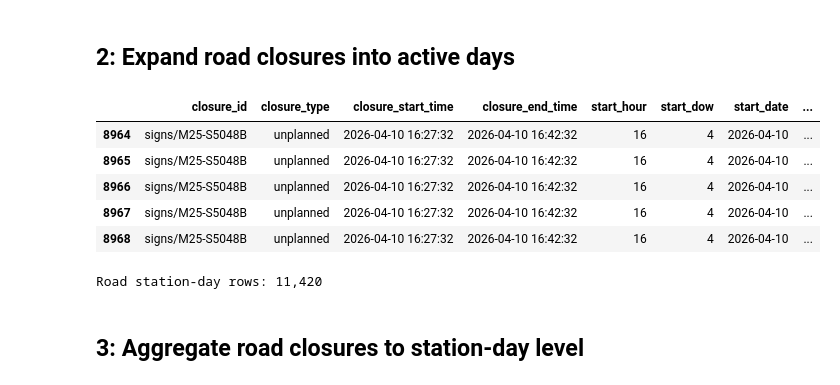
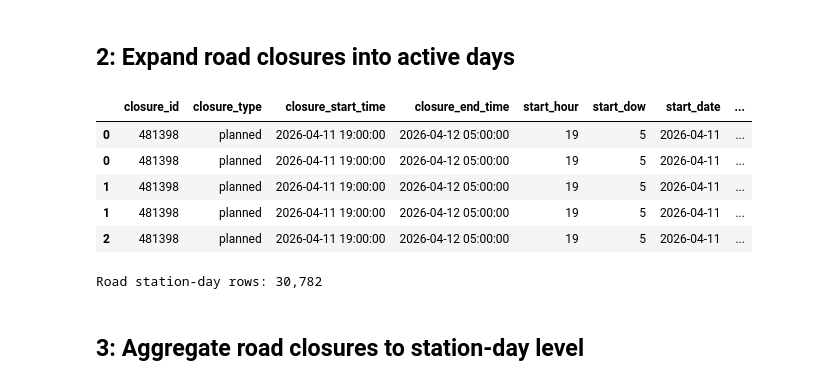
Before and after one commit to nehavadapally/master-dissertation-project, a Jupyter notebook: notebooks/eda_05_01_road_train_station_day_dataset.ipynb, the cells around one changed output. Saved outputs shown, nothing was run; the diff lists cells and outputs as text; code cells hidden in the pictures.

```diff
--- a/notebooks/eda_05_01_road_train_station_day_dataset.ipynb
+++ b/notebooks/eda_05_01_road_train_station_day_dataset.ipynb
@@ -57,7 +60,7 @@ Closure-station pairs: 20,384
 # %% [markdown]
 ## 2: Expand road closures into active days
 # %%
-road_station_day = expanded_road_df[expanded_road_df["closure_type"]=='unplanned'].copy()
+road_station_day = expanded_road_df.copy()
 
 road_station_day["effective_start_time"] = pd.to_datetime(
     road_station_day["effective_start_time"],
@@ -66,39 +69,39 @@ road_station_day["effective_start_time"] = pd.to_datetime(
 )
 
 road_station_day["effective_end_time"] = pd.to_datetime(
     road_station_day["effective_end_time"],
     utc=True,
     errors="coerce"
 )
 
 road_station_day = road_station_day.dropna(
     subset=["effective_start_time", "effective_end_time", "station_name"]
 ).copy()
 
 road_station_day["planned_date"] = road_station_day.apply(
     lambda row: pd.date_range(
         row["effective_start_time"].floor("D"),
         row["effective_end_time"].floor("D"),
         freq="D"
     ),
     axis=1
 )
 
 road_station_day = road_station_day.explode("planned_date").copy()
 road_station_day["planned_date"] = pd.to_datetime(
     road_station_day["planned_date"]
 ).dt.date
 
 display(road_station_day.head())
 print(f"Road station-day rows: {len(road_station_day):,}")
 # %% [output]
 |  | closure_id | closure_type | closure_start_time | closure_end_time | start_hour | start_dow | start_date | ... |
-| 8964 | signs/M25-S5048B | unplanned | 2026-04-10 16:27:32 | 2026-04-10 16:42:32 | 16 | 4 | 2026-04-10 | ... |
-| 8965 | signs/M25-S5048B | unplanned | 2026-04-10 16:27:32 | 2026-04-10 16:42:32 | 16 | 4 | 2026-04-10 | ... |
-| 8966 | signs/M25-S5048B | unplanned | 2026-04-10 16:27:32 | 2026-04-10 16:42:32 | 16 | 4 | 2026-04-10 | ... |
-| 8967 | signs/M25-S5048B | unplanned | 2026-04-10 16:27:32 | 2026-04-10 16:42:32 | 16 | 4 | 2026-04-10 | ... |
-| 8968 | signs/M25-S5048B | unplanned | 2026-04-10 16:27:32 | 2026-04-10 16:42:32 | 16 | 4 | 2026-04-10 | ... |
+| 0 | 481398 | planned | 2026-04-11 19:00:00 | 2026-04-12 05:00:00 | 19 | 5 | 2026-04-11 | ... |
+| 0 | 481398 | planned | 2026-04-11 19:00:00 | 2026-04-12 05:00:00 | 19 | 5 | 2026-04-11 | ... |
+| 1 | 481398 | planned | 2026-04-11 19:00:00 | 2026-04-12 05:00:00 | 19 | 5 | 2026-04-11 | ... |
+| 1 | 481398 | planned | 2026-04-11 19:00:00 | 2026-04-12 05:00:00 | 19 | 5 | 2026-04-11 | ... |
+| 2 | 481398 | planned | 2026-04-11 19:00:00 | 2026-04-12 05:00:00 | 19 | 5 | 2026-04-11 | ... |
-Road station-day rows: 11,420
+Road station-day rows: 30,782
 # %% [markdown]
 ## 3: Aggregate road closures to station-day level
 # %%
```
Also changed, not shown: parts of 8 cells of this notebook, 36 other files.
